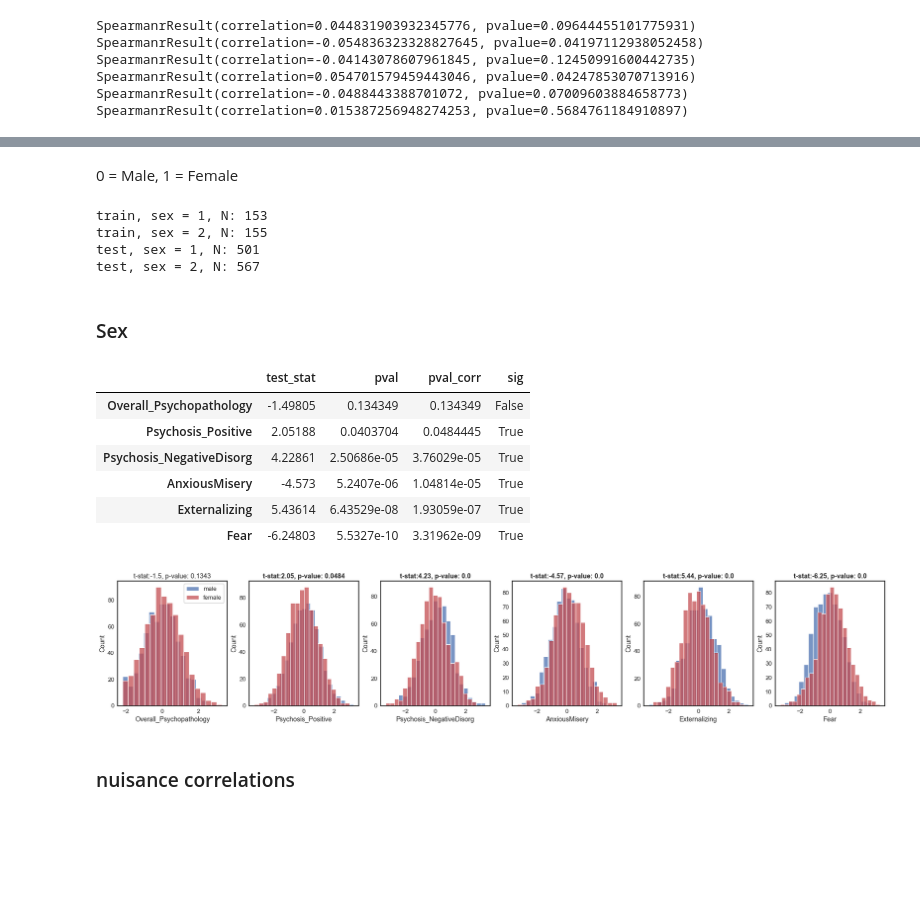
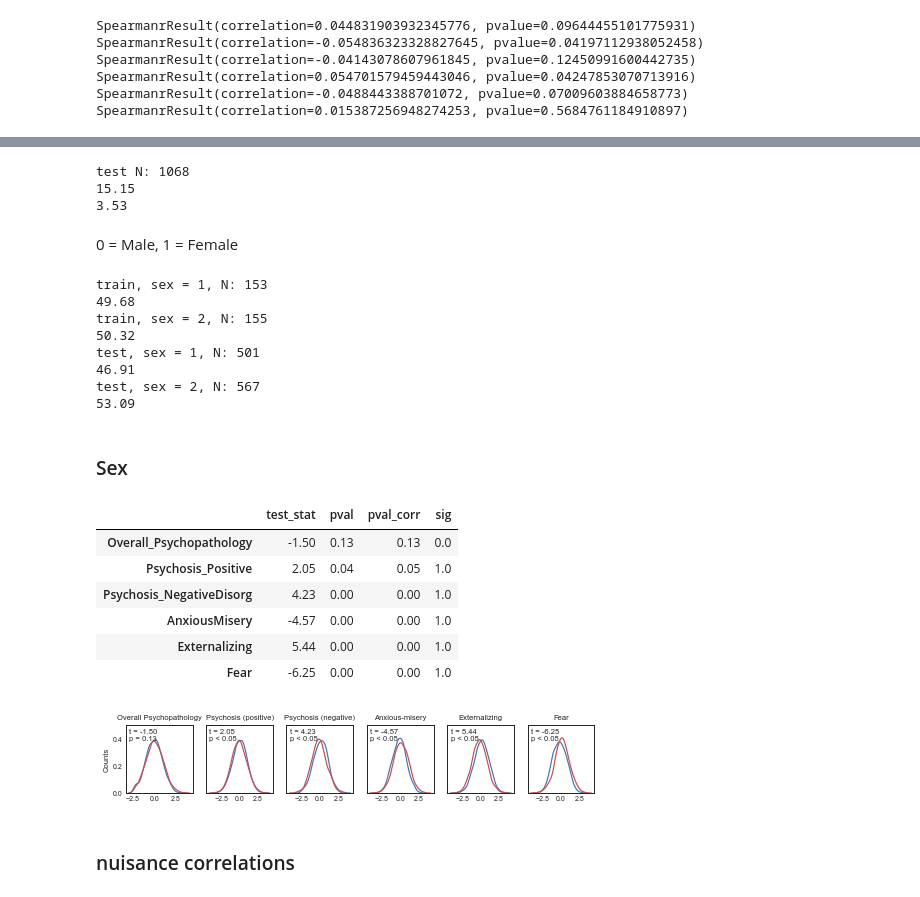
Before and after one commit to lindenmp/normative_neurodev_cs_t1, a Jupyter notebook: 1_code/3_results_sample_characteristics.ipynb, the cells around one changed output, grey strips where cells are left out. Saved outputs shown, nothing was run; the diff lists cells and outputs as text; code cells hidden in the pictures; blank space fills up the shorter version.

```diff
--- a/1_code/3_results_sample_characteristics.ipynb
+++ b/1_code/3_results_sample_characteristics.ipynb
@@ -43,13 +43,13 @@ if not os.path.exists(figdir): os.makedirs(figdir)
 labels = ['Train', 'Test']
 phenos = ['Overall_Psychopathology','Psychosis_Positive','Psychosis_NegativeDisorg','AnxiousMisery','Externalizing','Fear']
 phenos_label_short = ['Ov. Psych.', 'Psy. (pos.)', 'Psy. (neg.)', 'Anx.-mis.', 'Ext.', 'Fear']
-phenos_label = ['Overall Psychopathology','Psychosis (Positive)','Psychosis (Negative)','Anxious-Misery','Externalizing','Fear']
+phenos_label = ['Overall Psychopathology','Psychosis (positive)','Psychosis (negative)','Anxious-misery','Externalizing','Fear']
 # %% [markdown]
 ## Setup plots
 # %%
 if not os.path.exists(figdir): os.makedirs(figdir)
 os.chdir(figdir)
-sns.set(style='white', context = 'talk', font_scale = 0.8)
+sns.set(style='white', context = 'paper', font_scale = 0.8)
 cmap = my_get_cmap('pair')
 # %% [markdown]
 ## Load data
@@ -103,17 +109,33 @@ SpearmanrResult(correlation=0.015387256948274253, pvalue=0.5684761184910897)
+# %%
+print('test N:', np.sum(df.loc[:,train_test_str] == 1))
+print(np.round(df.loc[df.loc[:,train_test_str] == 1,'ageAtScan1_Years'].mean(),2))
+print(np.round(df.loc[df.loc[:,train_test_str] == 1,'ageAtScan1_Years'].std(),2))
+# %% [output]
+test N: 1068
+15.15
+3.53
 # %% [markdown]
 0 = Male, 1 = Female
 # %%
 # train/test proportion
 print('train, sex = 1, N:', np.sum(df.loc[df.loc[:,train_test_str] == 0,'sex'] == 1))
+print(np.round((np.sum(df.loc[df.loc[:,train_test_str] == 0,'sex'] == 1)/np.sum(df.loc[:,train_test_str] == 0)) * 100,2))
 print('train, sex = 2, N:',np.sum(df.loc[df.loc[:,train_test_str] == 0,'sex'] == 2))
+print(np.round((np.sum(df.loc[df.loc[:,train_test_str] == 0,'sex'] == 2)/np.sum(df.loc[:,train_test_str] == 0)) * 100,2))
 
 print('test, sex = 1, N:', np.sum(df.loc[df.loc[:,train_test_str] == 1,'sex'] == 1))
+print(np.round((np.sum(df.loc[df.loc[:,train_test_str] == 1,'sex'] == 1)/np.sum(df.loc[:,train_test_str] == 1)) * 100,2))
 print('test, sex = 2, N:',np.sum(df.loc[df.loc[:,train_test_str] == 1,'sex'] == 2))
+print(np.round((np.sum(df.loc[df.loc[:,train_test_str] == 1,'sex'] == 2)/np.sum(df.loc[:,train_test_str] == 1)) * 100,2))
 # %% [output]
 train, sex = 1, N: 153
+49.68
 train, sex = 2, N: 155
+50.32
 test, sex = 1, N: 501
+46.91
 test, sex = 2, N: 567
+53.09
 # %% [markdown]
 ### Sex
 # %%
@@ -121,7 +143,9 @@ stats = pd.DataFrame(index = phenos, columns = ['test_stat', 'pval'])
 
 for i, pheno in enumerate(phenos):
     x = df.loc[df.loc[:,'sex'] == 1,pheno]
+#     x = df.loc[np.logical_and(df[train_test_str] == 1,df['sex'] == 1),pheno]
     y = df.loc[df.loc[:,'sex'] == 2,pheno]
+#     y = df.loc[np.logical_and(df[train_test_str] == 1,df['sex'] == 2),pheno]
 
     test_output = sp.stats.ttest_ind(x,y)
     stats.loc[pheno,'test_stat'] = test_output[0]
@@ -130,41 +154,59 @@ for i, pheno in enumerate(phenos):
 stats.loc[:,'pval_corr'] = get_fdr_p(stats.loc[:,'pval'])
 stats.loc[:,'sig'] = stats.loc[:,'pval_corr'] < 0.05
 
-stats
+np.round(stats.astype(float),2)
 # %% [output]
 |  | test_stat | pval | pval_corr | sig |
-| Overall_Psychopathology | -1.49805 | 0.134349 | 0.134349 | False |
-| Psychosis_Positive | 2.05188 | 0.0403704 | 0.0484445 | True |
-| Psychosis_NegativeDisorg | 4.22861 | 2.50686e-05 | 3.76029e-05 | True |
-| AnxiousMisery | -4.573 | 5.2407e-06 | 1.04814e-05 | True |
-| Externalizing | 5.43614 | 6.43529e-08 | 1.93059e-07 | True |
-| Fear | -6.24803 | 5.5327e-10 | 3.31962e-09 | True |
+| Overall_Psychopathology | -1.50 | 0.13 | 0.13 | 0.0 |
+| Psychosis_Positive | 2.05 | 0.04 | 0.05 | 1.0 |
+| Psychosis_NegativeDisorg | 4.23 | 0.00 | 0.00 | 1.0 |
+| AnxiousMisery | -4.57 | 0.00 | 0.00 | 1.0 |
+| Externalizing | 5.44 | 0.00 | 0.00 | 1.0 |
+| Fear | -6.25 | 0.00 | 0.00 | 1.0 |
 # %%
+sns.set(style='white', context = 'paper', font_scale = 0.8)
 f, ax = plt.subplots(1,len(phenos))
-f.set_figwidth(len(phenos)*5)
-f.set_figheight(5)
+f.set_figwidth(len(phenos)*1.4)
+f.set_figheight(1.25)
 
 # sex: 1=male, 2=female
 for i, pheno in enumerate(phenos):
     x = df.loc[df.loc[:,'sex'] == 1,pheno]
-    sns.histplot(x, ax = ax[i], label = 'male', color = 'b')
+#     x = df.loc[np.logical_and(df[train_test_str] == 1,df['sex'] == 1),pheno]
+    sns.kdeplot(x, ax = ax[i], label = 'male', color = 'b')
 
     y = df.loc[df.loc[:,'sex'] == 2,pheno]
-    sns.histplot(y, ax = ax[i], label = 'female', color = 'r')
+#     y = df.loc[np.logical_and(df[train_test_str] == 1,df['sex'] == 2),pheno]
+    sns.kdeplot(y, ax = ax[i], label = 'female', color = 'r')
 
+    ax[i].set_xlabel('')
+    ax[i].set_title(phenos_label[i])
+#     if stats.loc[pheno,'sig']:
+#         ax[i].set_title('t-stat:' + str(np.round(stats.loc[pheno,'test_stat'],2)) + ', p-value: ' + str(np.round(stats.loc[pheno,'pval_corr'],4)), fontweight="bold")
+#     else:
+#         ax[i].set_title('t-stat:' + str(np.round(stats.loc[pheno,'test_stat'],2)) + ', p-value: ' + str(np.round(stats.loc[pheno,'pval_corr'],4)))
+    ax[i].tick_params(pad = -2)
+    ax[i].set_ylim([0,0.5])
     if i == 0:
-        ax[i].legend()
-    ax[i].set_xlabel(pheno)
+        ax[i].set_ylabel('Counts')
+    else:
+        ax[i].set_ylabel('')
+
+    if i != 0:
+        ax[i].set_yticklabels('')
+#     if i == 0:
+#         ax[i].legend()
 
     if stats.loc[pheno,'sig']:
-        ax[i].set_title('t-stat:' + str(np.round(stats.loc[pheno,'test_stat'],2)) + ', p-value: ' + str(np.round(stats.loc[pheno,'pval_corr'],4)), fontweight="bold")
+        textstr = 't = {:.2f} \np < 0.05'.format(stats.loc[pheno,'test_stat'])
     else:
-        ax[i].set_title('t-stat:' + str(np.round(stats.loc[pheno,'test_stat'],2)) + ', p-value: ' + str(np.round(stats.loc[pheno,'pval_corr'],4)))
-    ax[i].tick_params(pad = -2)
+        textstr = 't = {:.2f} \np = {:.2f}'.format(stats.loc[pheno,'test_stat'], stats.loc[pheno,'pval_corr'])
+    ax[i].text(0.05, 0.95, textstr, transform=ax[i].transAxes,
+            verticalalignment='top')
 
-f.savefig(outfile_prefix+'symptoms_distributions_sex.png', dpi = 150, bbox_inches = 'tight', pad_inches = 0)
+f.savefig(outfile_prefix+'symptoms_distributions_sex.svg', dpi = 300, bbox_inches = 'tight', pad_inches = 0)
 # %% [output]
-[figure, old version]
+[figure, new version]
 # %% [markdown]
 ### nuisance correlations
 # %%
```
Also changed, not shown: parts of 13 cells of this notebook, 1 other file.
